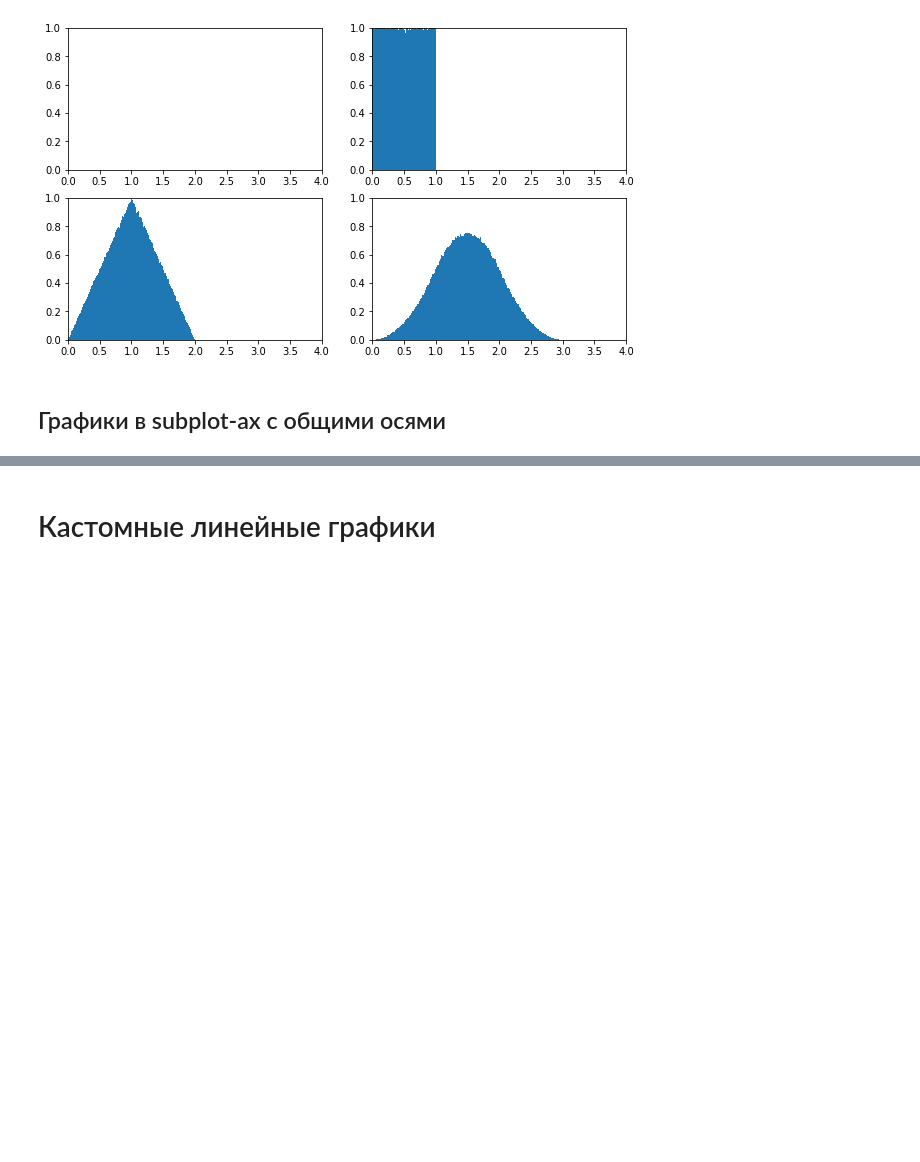
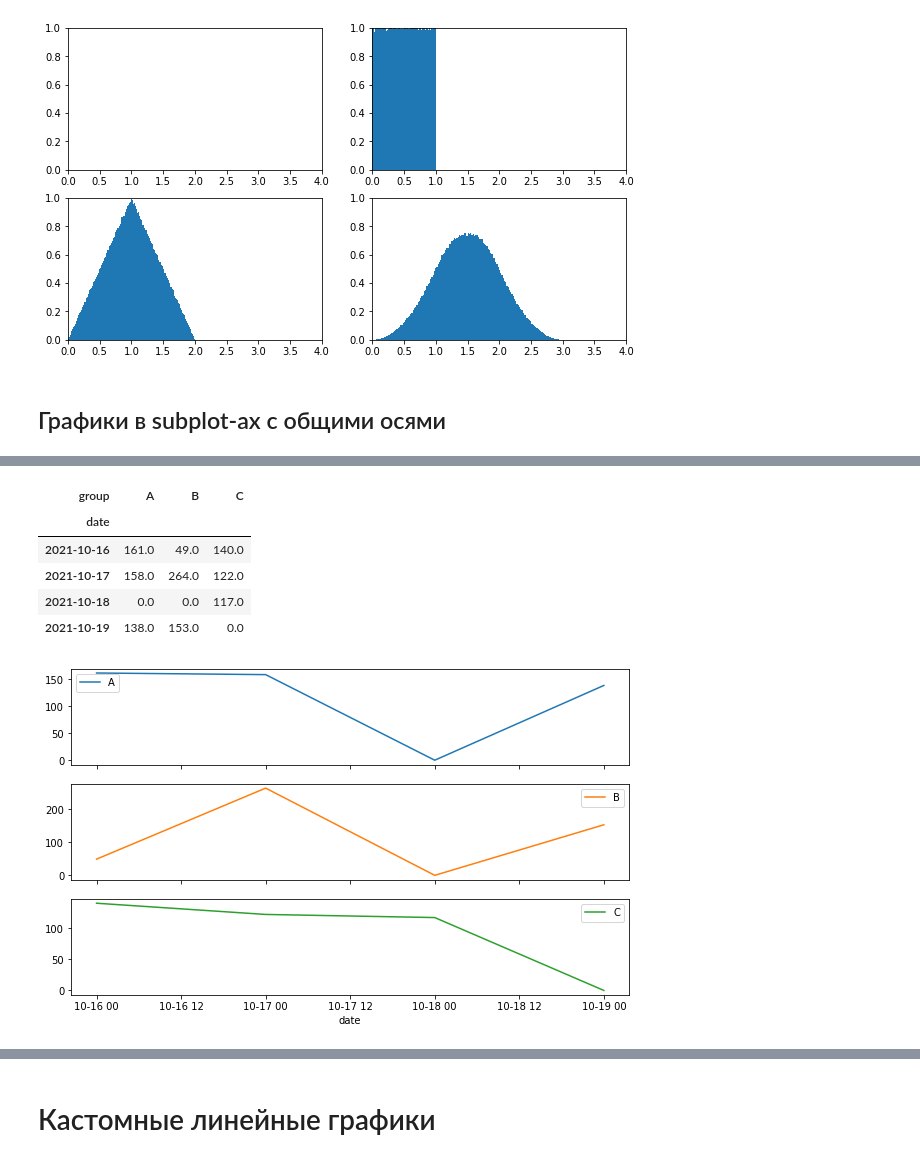
Before and after one commit to Saxsafon/Analysis, a Jupyter notebook: Python/Visualizing/Matplotlib + Seaborn.ipynb, the cells around one changed output, grey strips where cells are left out. Saved outputs shown, nothing was run; the diff lists cells and outputs as text; code cells hidden in the pictures; blank space fills up the shorter version.

Commit message:
fast subplots add

```diff
--- a/Python/Visualizing/Matplotlib + Seaborn.ipynb
+++ b/Python/Visualizing/Matplotlib + Seaborn.ipynb
@@ -288,0 +289,12 @@ plt.show()
+# %%
+df = data.pivot_table(index='date', columns='group', values='value', aggfunc='sum').fillna(0)
+display(df)
+df.plot(figsize=(10, 6), subplots=True);
+# %% [output]
+| group | A | B | C |
+| date |  |  |  |
+| 2021-10-16 | 161.0 | 49.0 | 140.0 |
+| 2021-10-17 | 158.0 | 264.0 | 122.0 |
+| 2021-10-18 | 0.0 | 0.0 | 117.0 |
+| 2021-10-19 | 138.0 | 153.0 | 0.0 |
+[figure, added]
```
Also changed, not shown: parts of 19 cells of this notebook.
